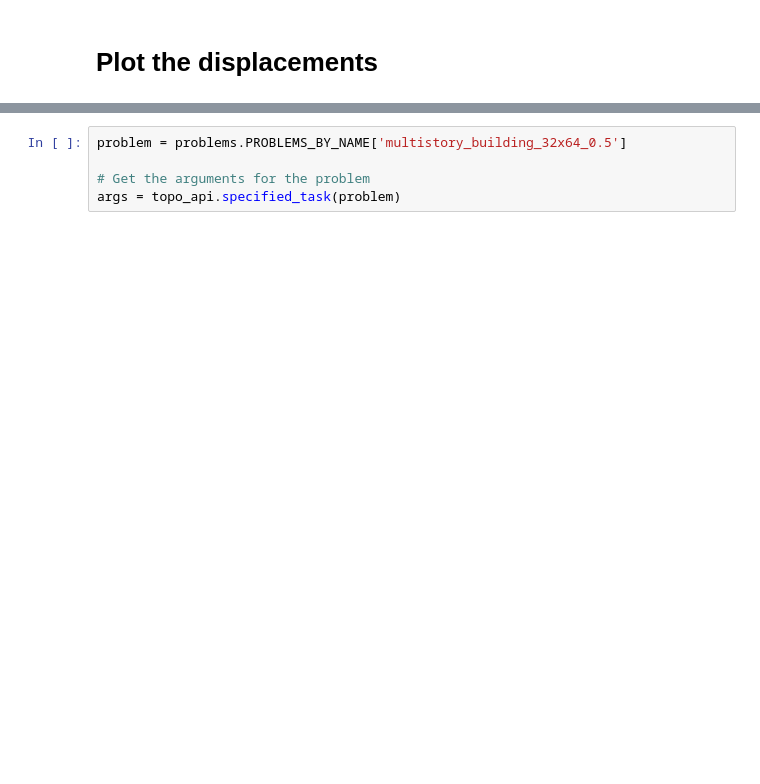
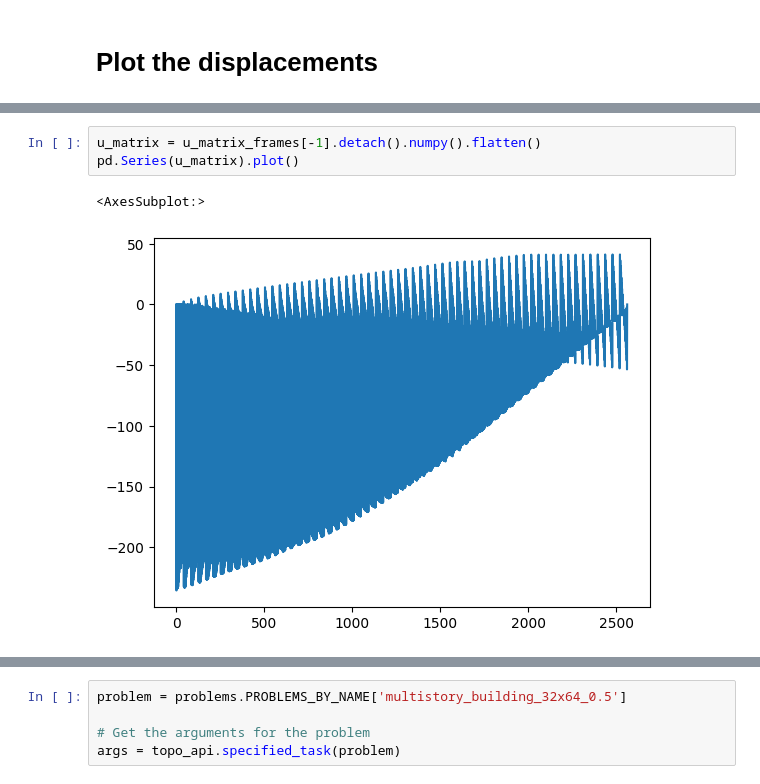
Before and after one commit to sun-umn/NCVX-Neural-Structural-Optimization, a Jupyter notebook: notebooks/Structural Optimization - CNN 🕋.ipynb, the cells around one changed output, grey strips where cells are left out. Cells and saved outputs as stored; diff of their text form; blank space fills up the shorter version.

```diff
--- a/notebooks/Structural Optimization - CNN 🕋.ipynb
+++ b/notebooks/Structural Optimization - CNN 🕋.ipynb
@@ -133,0 +129,6 @@ The next problem that we will try is multi-story building on a 32 x 64 grid with
+# %%
+u_matrix = u_matrix_frames[-1].detach().numpy().flatten()
+pd.Series(u_matrix).plot()
+# %% [output]
+<AxesSubplot:>
+[figure, added]
```
Also changed, not shown: parts of 35 cells of this notebook.
